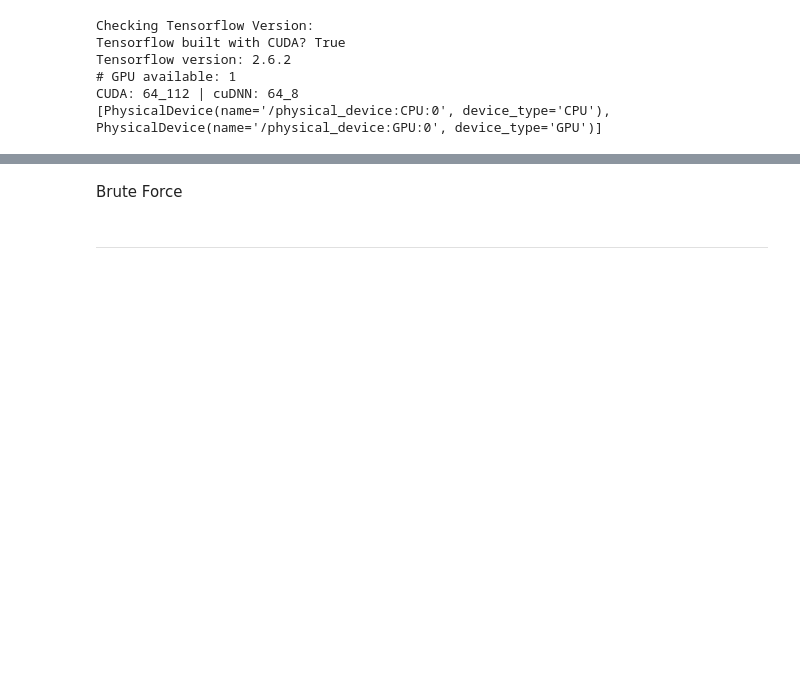
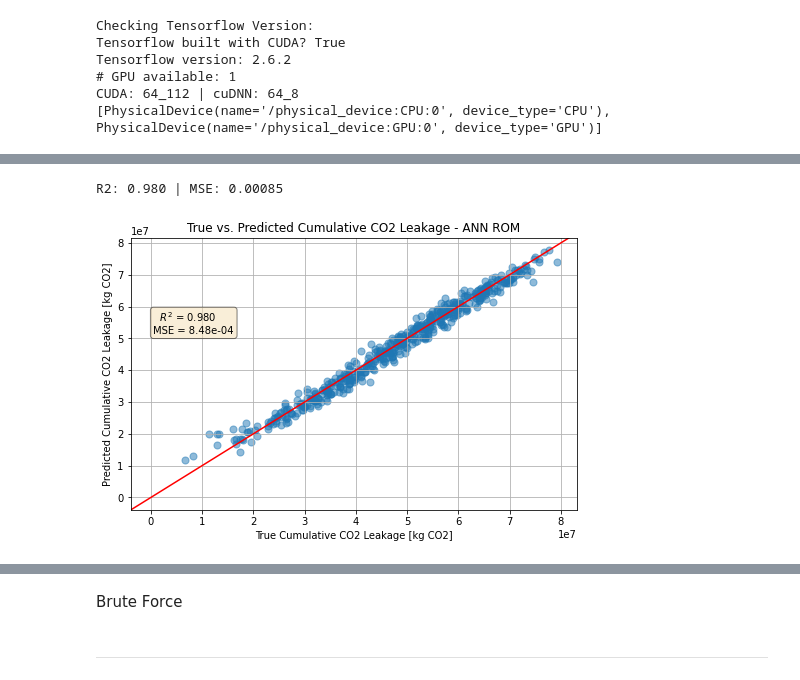
Before and after one commit to misaelmmorales/CO2-Monitor-Optim, a Jupyter notebook: Heterogeneous_2a_higherK/_misael_nb.ipynb, the cells around one changed output, grey strips where cells are left out. Drawn from its saved outputs; the diff is of its cells as text; code cells hidden in the pictures; blank space fills up the shorter version.

```diff
--- a/Heterogeneous_2a_higherK/_misael_nb.ipynb
+++ b/Heterogeneous_2a_higherK/_misael_nb.ipynb
@@ -16,0 +82,22 @@ import matplotlib as mpl
+# %%
+y_pred = model.predict(X_train)
+
+yscaler = MinMaxScaler().fit(p.y_train.reshape(-1,1))
+temp = yscaler.inverse_transform(y_pred)
+temp[temp<0] = 0
+
+mse = mean_squared_error(y_train, y_pred)
+r2  = r2_score(y_train, y_pred)
+print('R2: {:.3f} | MSE: {:.5f}'.format(r2,mse))
+
+mybox = dict(boxstyle='round', facecolor='wheat', alpha=0.5)
+plt.figure(figsize=(8,5))
+plt.scatter(p.y_train, temp, s=50, alpha=0.5)
+plt.axline([0,0],[1,1], c='r', linestyle='-'); plt.grid('on')
+plt.xlabel('True Cumulative CO2 Leakage [kg CO2]'); plt.ylabel('Predicted Cumulative CO2 Leakage [kg CO2]')
+plt.text(0.05e7, 5.15e7, '  $R^2$ = {:.3f}\nMSE = {:.2e}'.format(r2,mse), bbox=mybox)
+plt.title('True vs. Predicted Cumulative CO2 Leakage - ANN ROM')
+plt.show()
+# %% [output]
+R2: 0.980 | MSE: 0.00085
+[figure, added]
```
Also changed, not shown: parts of 16 cells of this notebook, 4 other files.
